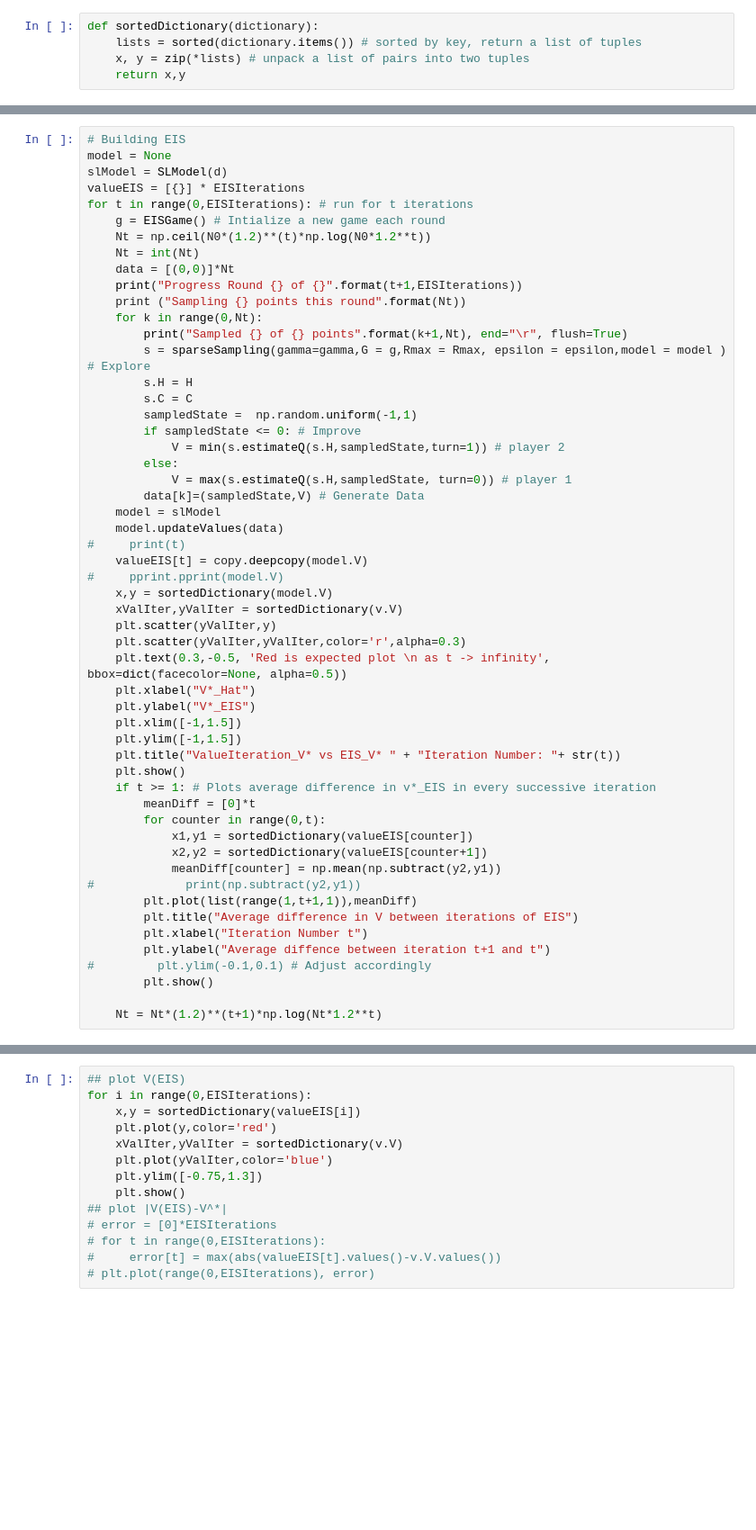
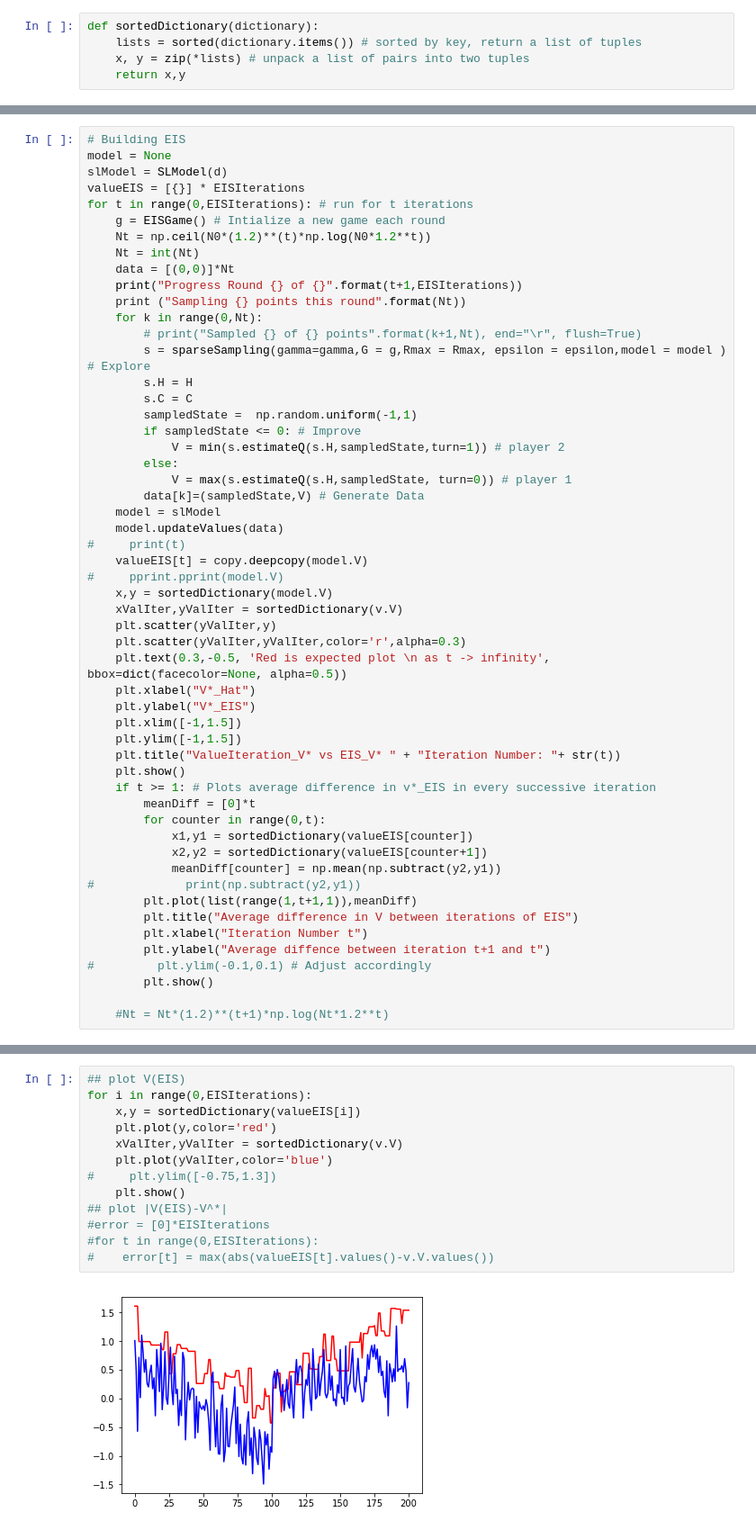
Before and after one commit to s2c/ExploreImproveSupervise, a Jupyter notebook: EIS.ipynb, the cells around one changed output, grey strips where cells are left out. Shown: that part at 90% size. Cells and saved outputs as stored; diff of their text form; blank space fills up the shorter version.

```diff
--- a/EIS.ipynb
+++ b/EIS.ipynb
@@ -57,7 +61,7 @@ for t in range(0,EISIterations): # run for t iterations
     print("Progress Round {} of {}".format(t+1,EISIterations))
     print ("Sampling {} points this round".format(Nt))
     for k in range(0,Nt):
-        print("Sampled {} of {} points".format(k+1,Nt), end="\r", flush=True)
+        # print("Sampled {} of {} points".format(k+1,Nt), end="\r", flush=True)
         s = sparseSampling(gamma=gamma,G = g,Rmax = Rmax, epsilon = epsilon,model = model ) # Explore
         s.H = H
         s.C = C
@@ -97,5 +101,5 @@ for t in range(0,EISIterations): # run for t iterations
 #         plt.ylim(-0.1,0.1) # Adjust accordingly
         plt.show()
 
-    Nt = Nt*(1.2)**(t+1)*np.log(Nt*1.2**t)
+    #Nt = Nt*(1.2)**(t+1)*np.log(Nt*1.2**t)
 # %% [output]
@@ -123,14 +109,15 @@ Sampled 351 of 2021 points
 # %%
 ## plot V(EIS)
 for i in range(0,EISIterations):
     x,y = sortedDictionary(valueEIS[i])
     plt.plot(y,color='red')
     xValIter,yValIter = sortedDictionary(v.V)
     plt.plot(yValIter,color='blue')
-    plt.ylim([-0.75,1.3])
+#     plt.ylim([-0.75,1.3])
     plt.show()
 ## plot |V(EIS)-V^*|
-# error = [0]*EISIterations
-# for t in range(0,EISIterations):
-#     error[t] = max(abs(valueEIS[t].values()-v.V.values())
-# plt.plot(range(0,EISIterations), error)
+#error = [0]*EISIterations
+#for t in range(0,EISIterations):
+#    error[t] = max(abs(valueEIS[t].values()-v.V.values())
+# %% [output]
+[figure, added]
```
Also changed, not shown: parts of 6 cells of this notebook, 2 other files.
